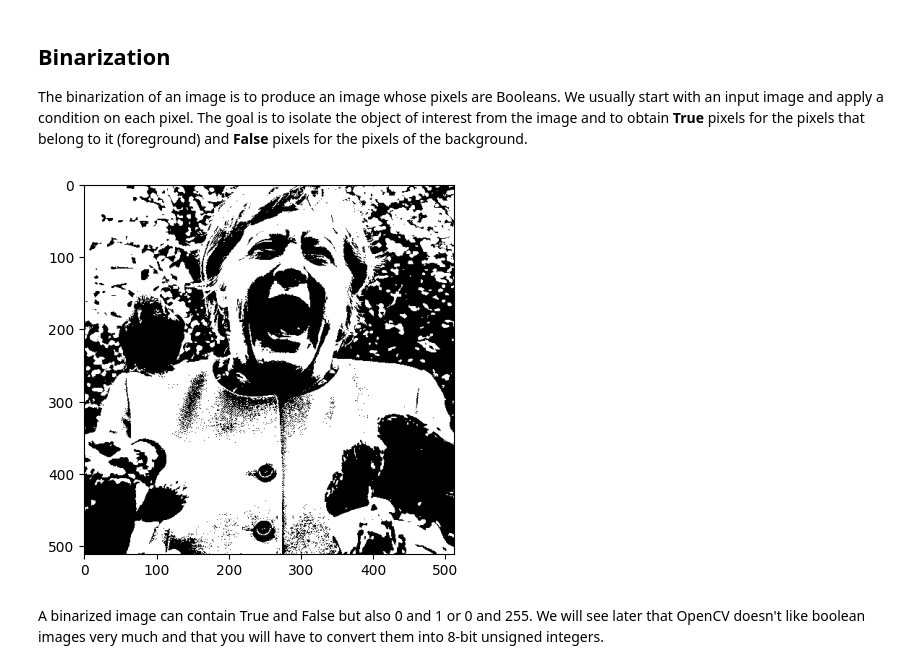
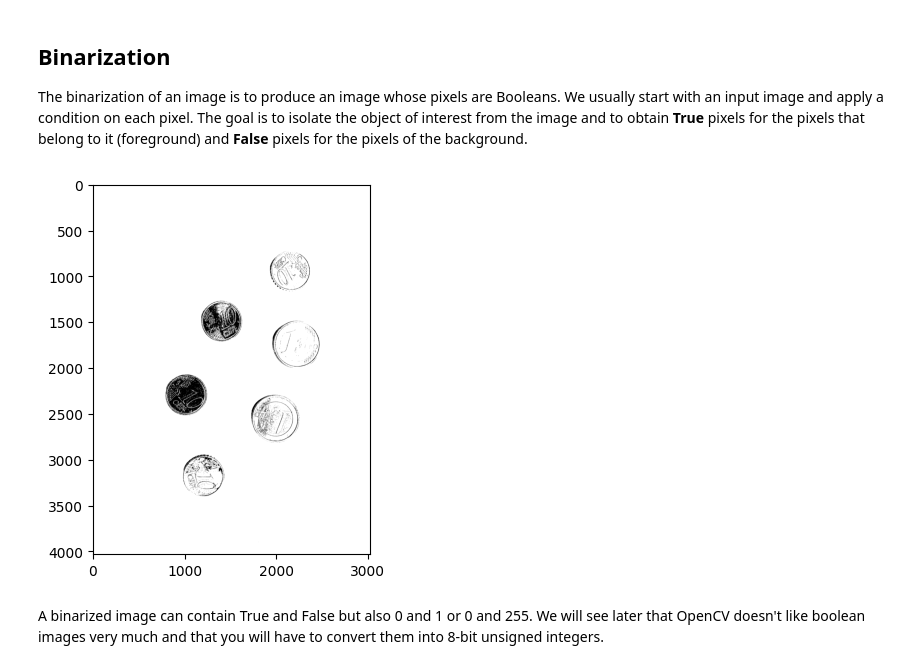
Before and after one commit to KuijpersNick0/CV_IntroductionCourses, a Jupyter notebook: Lesson3.ipynb, the cells around one changed output. Saved outputs shown, nothing was run; the diff lists cells and outputs as text; code cells hidden in the pictures.

```diff
--- a/Lesson3.ipynb
+++ b/Lesson3.ipynb
@@ -159,16 +159,16 @@ plt.show()
 ## Binarization
 The binarization of an image is to produce an image whose pixels are Booleans. We usually start with an input image and apply a condition on each pixel. The goal is to isolate the object of interest from the image and to obtain **True** pixels for the pixels that belong to it (foreground) and **False** pixels for the pixels of the background.
 # %%
-img = mpimg.imread("./images/Angela.jpg")
+img = mpimg.imread("./images/coins.jpg")
 gray =rgb2gray(img)
 
 # numpy magic !
-bin = gray > 128
+bin = gray > 60
 
 plt.imshow(bin, cmap='gray')
 plt.show()
 # %% [output]
-[figure, old version]
+[figure, new version]
 # %% [markdown]
 A binarized image can contain True and False but also 0 and 1 or 0 and 255. We will see later that OpenCV doesn't like boolean images very much and that you will have to convert them into 8-bit unsigned integers.
 # %%
```
Also changed, not shown: parts of 7 cells of this notebook.
